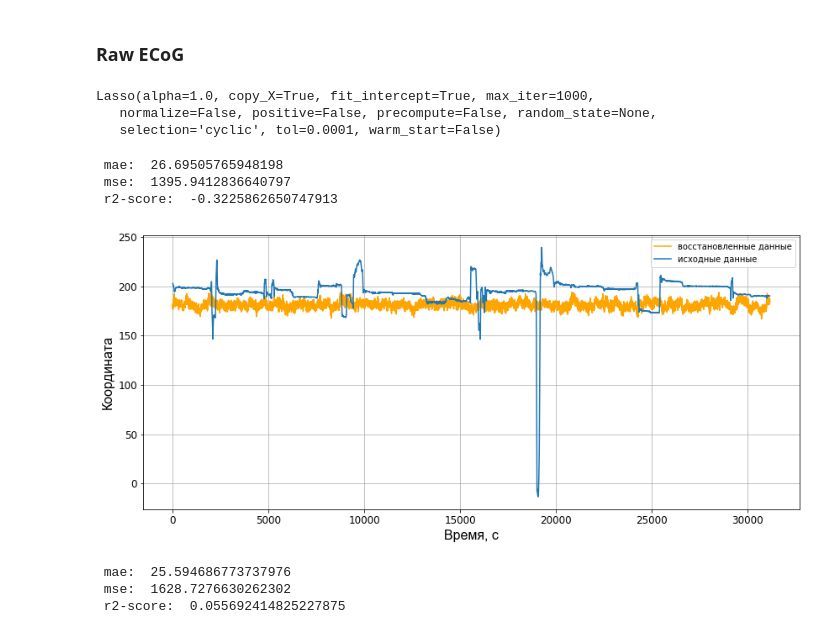
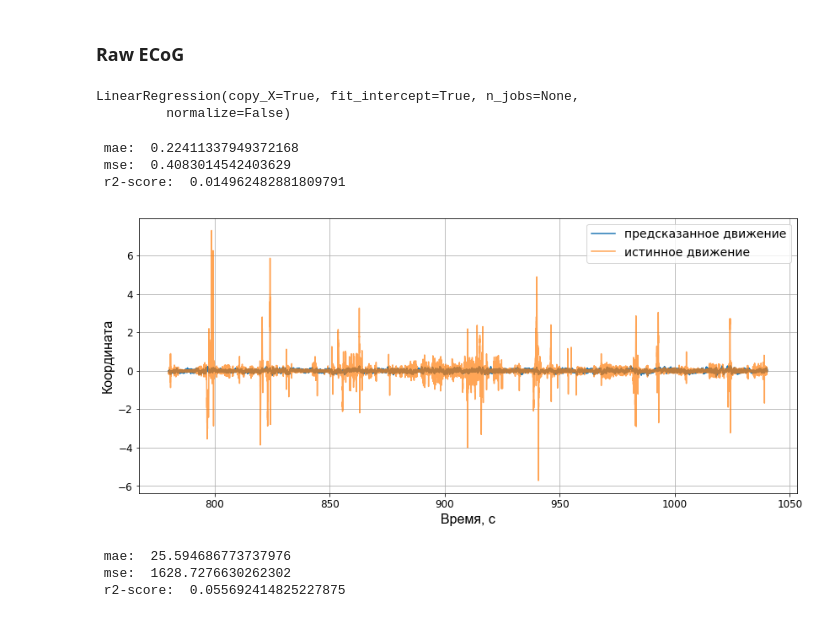
Before and after one commit to Alina-Samokhina/BachelorThesis, a Jupyter notebook: Baselines.ipynb, the cells around one changed output. Cells and saved outputs as stored; diff of their text form; code cells hidden in the pictures.

```diff
--- a/Baselines.ipynb
+++ b/Baselines.ipynb
@@ -45,41 +45,50 @@ motion_data = np.array(y)
 time, signal_idx, motion_idx = np.intersect1d(signal_data[:,0], motion_data[:,0],assume_unique=True, return_indices=True)
 ecog_signal = signal_data[signal_idx]
 motion = motion_data[motion_idx]
+# %%
+motion1 = []
+start_pos = motion_data[0, 1:]
+for i in range(len(motion_data)):
+    j = motion_data[i, 1:]-start_pos
+    start_pos = motion_data[i, 1:]
+    motion1.append(j)
+motion1 = np.array(motion1)
+motion = motion1
 # %%
 from sklearn.linear_model import Lasso
-lr =Lasso()
+lr = LinearRegression()
 # %%
-X_train, X_test, y_train, y_test = train_test_split(ecog_signal[:, 1:], motion[:, 1:], shuffle = False)
+X_train, X_test, y_train, y_test, ttr, ttt = train_test_split(ecog_signal[:, 1:], motion[:, 1:], time, shuffle = False)
 # %%
 lr.fit(X_train, y_train)
 # %% [output]
-Lasso(alpha=1.0, copy_X=True, fit_intercept=True, max_iter=1000,
-   normalize=False, positive=False, precompute=False, random_state=None,
-   selection='cyclic', tol=0.0001, warm_start=False)
+LinearRegression(copy_X=True, fit_intercept=True, n_jobs=None,
+         normalize=False)
 # %%
 y_pred = lr.predict(X_test)
 # %%
+radj = 1-(1-r2_score(y_test,y_pred))*(len(X_test)-1)/(len(X_test)-len(X_test[0]))
 print(' mae: ', mean_absolute_error(y_test, y_pred),'\n mse: ',mean_squared_error(y_test, y_pred),'\n r2-score: ',\
-      r2_score(y_test,y_pred))
+      radj)
 # %% [output]
- mae:  26.69505765948198
- mse:  1395.9412836640797
- r2-score:  -0.3225862650747913
+ mae:  0.22411337949372168
+ mse:  0.4083014542403629
+ r2-score:  0.014962482881809791
 # %%
 plt.figure(figsize = (14, 6))
 
 plt.xticks( fontsize=12, rotation=0)
 plt.yticks(fontsize=12, rotation=0)
 plt.grid(True)
-plt.plot(y_pred[:,0], color = 'orange', label = 'восстановленные данные')
-plt.plot(y_test[:,0],label = 'исходные данные' )
+plt.plot(ttt, y_pred[:,0],label = 'предсказанное движение')
+plt.plot(ttt, y_test[:,0], alpha = 0.7, label = 'истинное движение' )
 
 plt.xlabel('Время, с', **axis_font)
 plt.ylabel('Координата', **axis_font)
-plt.legend()
+plt.legend(prop={'size': 14})
 plt.show()
 # %% [output]
-[figure, old version]
+[figure, new version]
 # %%
 y_pred = lr.predict(X_train)
 print(' mae: ', mean_absolute_error(y_train, y_pred),'\n mse: ',mean_squared_error(y_train, y_pred),'\n r2-score: ',\
```
Also changed, not shown: 12 other files.
